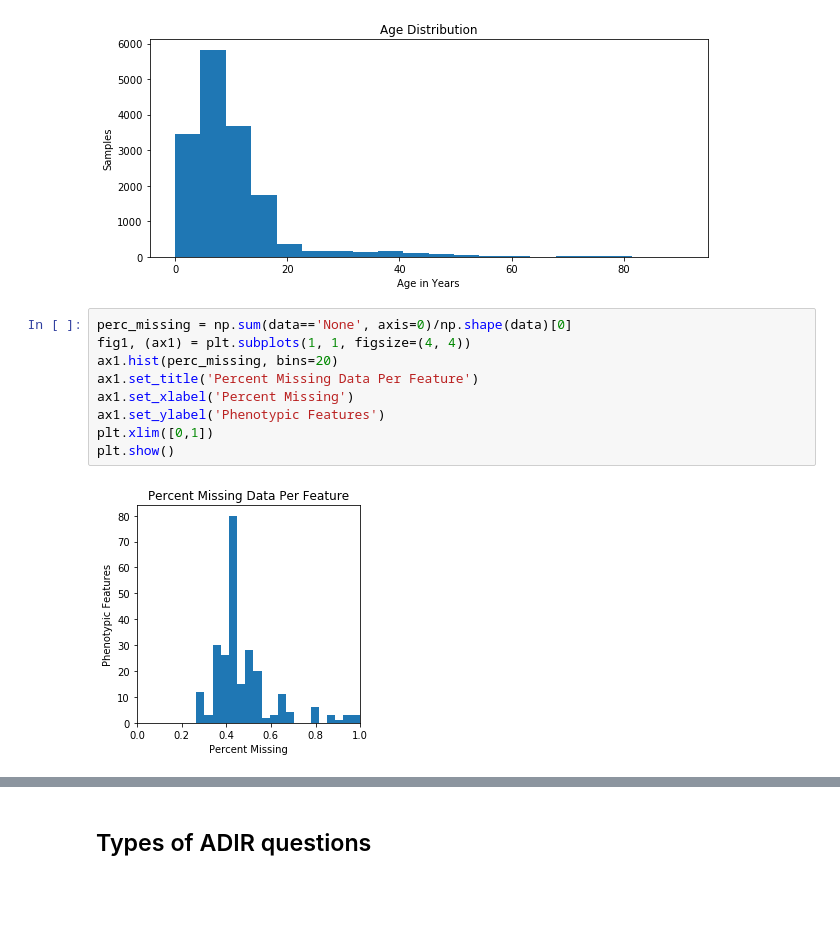
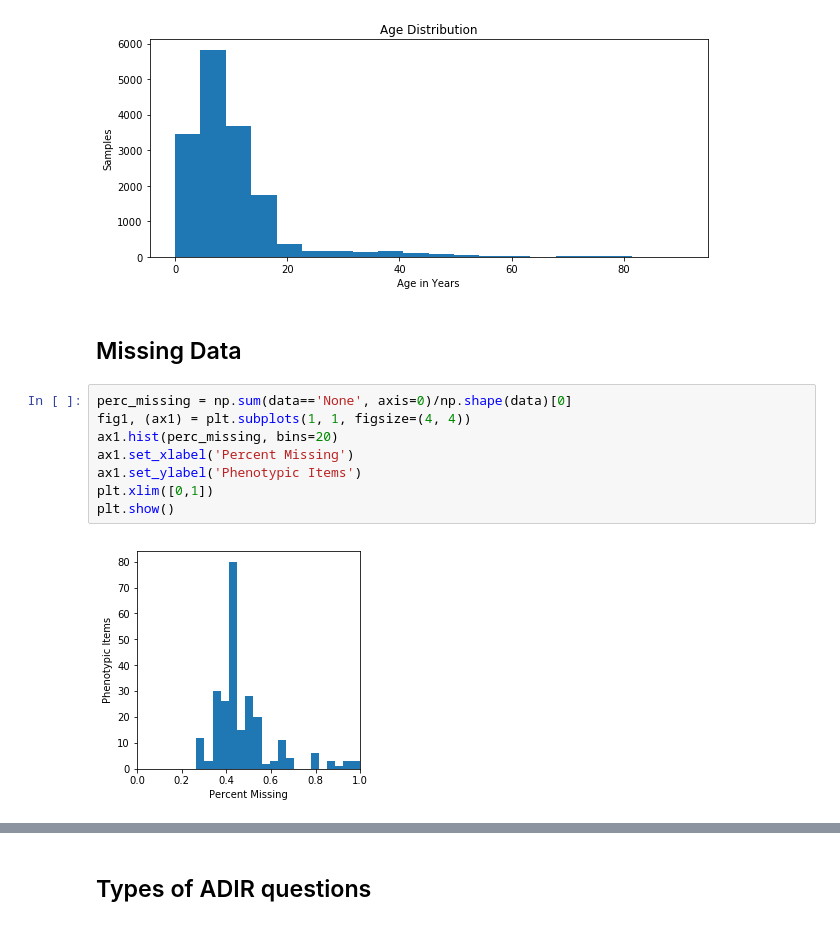
Before and after one commit to walllab/PhenotypeGLRM, a Jupyter notebook: analysis/Dataset-Overview.ipynb, the cells around one changed output, grey strips where cells are left out. Cells and saved outputs as stored; diff of their text form; blank space fills up the shorter version.

```diff
--- a/analysis/Basic-Data.ipynb
+++ b/analysis/Dataset-Overview.ipynb
@@ -188,14 +236,15 @@ ax1.set_ylabel('Samples')
 plt.show()
 # %% [output]
 [figure]
+# %% [markdown]
+## Missing Data
 # %%
 perc_missing = np.sum(data=='None', axis=0)/np.shape(data)[0]
 fig1, (ax1) = plt.subplots(1, 1, figsize=(4, 4))
 ax1.hist(perc_missing, bins=20)
-ax1.set_title('Percent Missing Data Per Feature')
 ax1.set_xlabel('Percent Missing')
-ax1.set_ylabel('Phenotypic Features')
+ax1.set_ylabel('Phenotypic Items')
 plt.xlim([0,1])
 plt.show()
 # %% [output]
-[figure, old version]
+[figure, new version]
```
Also changed, not shown: parts of 21 cells of this notebook, 18 other files.
